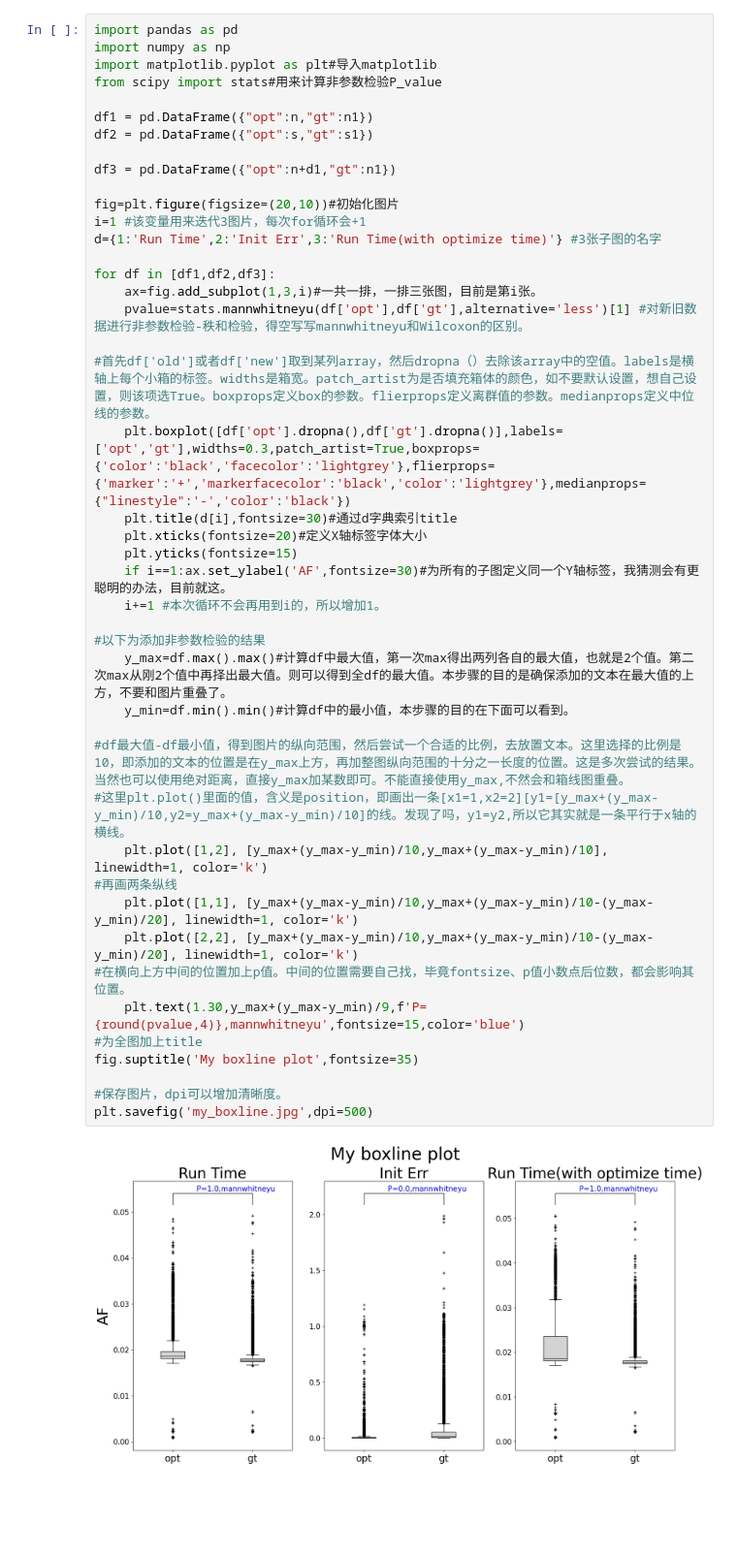
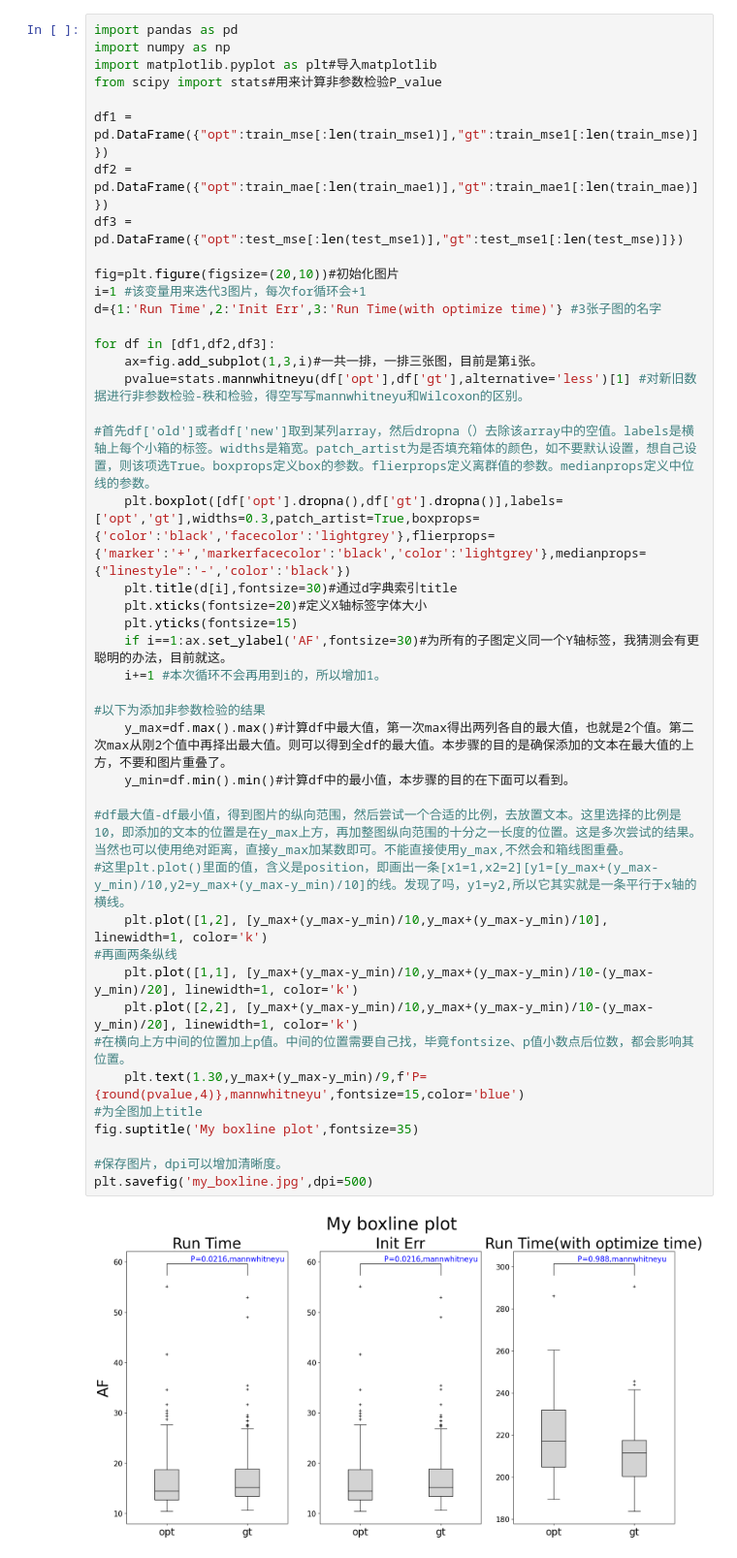
Before and after one commit to Lin-ke/DM-Count, a Jupyter notebook: show.ipynb, the cells around one changed output. Shown: that part at 97% size. Saved outputs shown, nothing was run; the diff lists cells and outputs as text; blank space fills up the shorter version.

```diff
--- a/show.ipynb
+++ b/show.ipynb
@@ -90,10 +92,9 @@ import numpy as np
 import matplotlib.pyplot as plt#导入matplotlib
 from scipy import stats#用来计算非参数检验P_value
 
-df1 = pd.DataFrame({"opt":n,"gt":n1})
-df2 = pd.DataFrame({"opt":s,"gt":s1})
-
-df3 = pd.DataFrame({"opt":n+d1,"gt":n1})
+df1 = pd.DataFrame({"opt":train_mse[:len(train_mse1)],"gt":train_mse1[:len(train_mse)]})
+df2 = pd.DataFrame({"opt":train_mae[:len(train_mae1)],"gt":train_mae1[:len(train_mae)]})
+df3 = pd.DataFrame({"opt":test_mse[:len(test_mse1)],"gt":test_mse1[:len(test_mse)]})
 
 fig=plt.figure(figsize=(20,10))#初始化图片
 i=1 #该变量用来迭代3图片，每次for循环会+1
@@ -102,31 +103,31 @@ d={1:'Run Time',2:'Init Err',3:'Run Time(with optimize time)'} #3张子图的名
 for df in [df1,df2,df3]:
     ax=fig.add_subplot(1,3,i)#一共一排，一排三张图，目前是第i张。
     pvalue=stats.mannwhitneyu(df['opt'],df['gt'],alternative='less')[1] #对新旧数据进行非参数检验-秩和检验，得空写写mannwhitneyu和Wilcoxon的区别。
 
 #首先df['old']或者df['new']取到某列array，然后dropna（）去除该array中的空值。labels是横轴上每个小箱的标签。widths是箱宽。patch_artist为是否填充箱体的颜色，如不要默认设置，想自己设置，则该项选True。boxprops定义box的参数。flierprops定义离群值的参数。medianprops定义中位线的参数。
     plt.boxplot([df['opt'].dropna(),df['gt'].dropna()],labels=['opt','gt'],widths=0.3,patch_artist=True,boxprops={'color':'black','facecolor':'lightgrey'},flierprops={'marker':'+','markerfacecolor':'black','color':'lightgrey'},medianprops={"linestyle":'-','color':'black'})
     plt.title(d[i],fontsize=30)#通过d字典索引title
     plt.xticks(fontsize=20)#定义X轴标签字体大小
     plt.yticks(fontsize=15)
     if i==1:ax.set_ylabel('AF',fontsize=30)#为所有的子图定义同一个Y轴标签，我猜测会有更聪明的办法，目前就这。
     i+=1 #本次循环不会再用到i的，所以增加1。
 
 #以下为添加非参数检验的结果
     y_max=df.max().max()#计算df中最大值，第一次max得出两列各自的最大值，也就是2个值。第二次max从刚2个值中再择出最大值。则可以得到全df的最大值。本步骤的目的是确保添加的文本在最大值的上方，不要和图片重叠了。
     y_min=df.min().min()#计算df中的最小值，本步骤的目的在下面可以看到。
 
 #df最大值-df最小值，得到图片的纵向范围，然后尝试一个合适的比例，去放置文本。这里选择的比例是10，即添加的文本的位置是在y_max上方，再加整图纵向范围的十分之一长度的位置。这是多次尝试的结果。当然也可以使用绝对距离，直接y_max加某数即可。不能直接使用y_max,不然会和箱线图重叠。
 #这里plt.plot()里面的值，含义是position，即画出一条[x1=1,x2=2][y1=[y_max+(y_max-y_min)/10,y2=y_max+(y_max-y_min)/10]的线。发现了吗，y1=y2,所以它其实就是一条平行于x轴的横线。
     plt.plot([1,2], [y_max+(y_max-y_min)/10,y_max+(y_max-y_min)/10], linewidth=1, color='k')
 #再画两条纵线
     plt.plot([1,1], [y_max+(y_max-y_min)/10,y_max+(y_max-y_min)/10-(y_max-y_min)/20], linewidth=1, color='k')
     plt.plot([2,2], [y_max+(y_max-y_min)/10,y_max+(y_max-y_min)/10-(y_max-y_min)/20], linewidth=1, color='k')
 #在横向上方中间的位置加上p值。中间的位置需要自己找，毕竟fontsize、p值小数点后位数，都会影响其位置。
     plt.text(1.30,y_max+(y_max-y_min)/9,f'P={round(pvalue,4)},mannwhitneyu',fontsize=15,color='blue')
 #为全图加上title
 fig.suptitle('My boxline plot',fontsize=35)
 
 #保存图片，dpi可以增加清晰度。
 plt.savefig('my_boxline.jpg',dpi=500)
 # %% [output]
-[figure, old version]
+[figure, new version]
```
Also changed, not shown: parts of 9 cells of this notebook, 6 other files.
